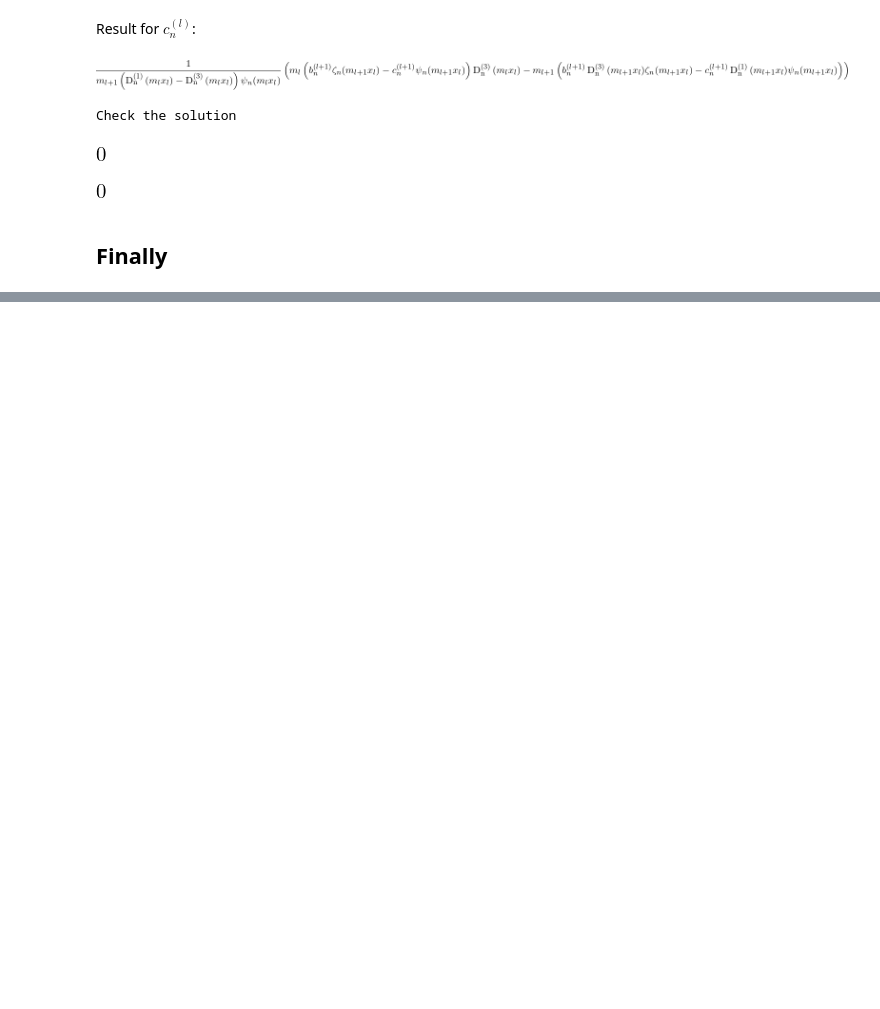
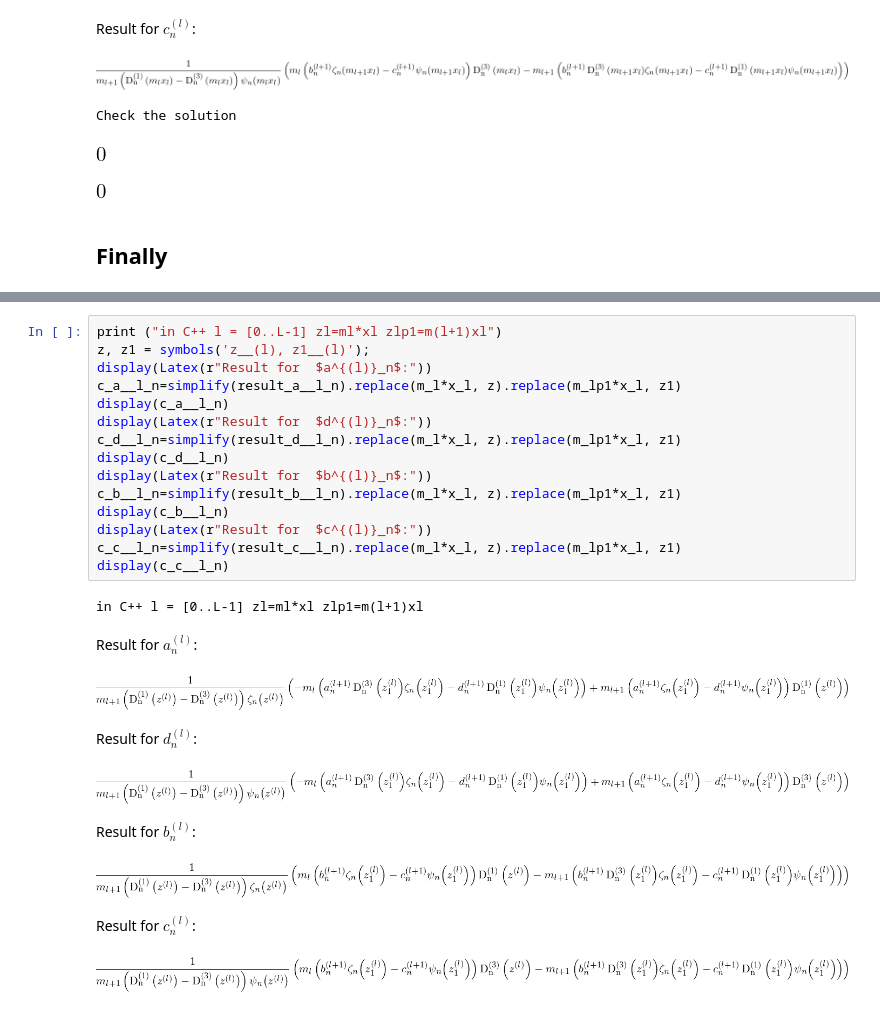
Before and after one commit to ovidiopr/scattnlay, a Jupyter notebook: doc/EvalField.ipynb, the cells around one changed output, grey strips where cells are left out. Saved outputs shown, nothing was run; the diff lists cells and outputs as text; blank space fills up the shorter version.

```diff
--- a/doc/EvalField.ipynb
+++ b/doc/EvalField.ipynb
@@ -285,3 +287,28 @@ Result for  $b^{(l)}_n$:
 [figure]
 Result for  $c^{(l)}_n$:
 [figure]
+# %%
+print ("in C++ l = [0..L-1] zl=ml*xl zlp1=m(l+1)xl")
+z, z1 = symbols('z__(l), z1__(l)');
+display(Latex(r"Result for  $a^{(l)}_n$:"))
+c_a__l_n=simplify(result_a__l_n).replace(m_l*x_l, z).replace(m_lp1*x_l, z1)
+display(c_a__l_n)
+display(Latex(r"Result for  $d^{(l)}_n$:"))
+c_d__l_n=simplify(result_d__l_n).replace(m_l*x_l, z).replace(m_lp1*x_l, z1)
+display(c_d__l_n)
+display(Latex(r"Result for  $b^{(l)}_n$:"))
+c_b__l_n=simplify(result_b__l_n).replace(m_l*x_l, z).replace(m_lp1*x_l, z1)
+display(c_b__l_n)
+display(Latex(r"Result for  $c^{(l)}_n$:"))
+c_c__l_n=simplify(result_c__l_n).replace(m_l*x_l, z).replace(m_lp1*x_l, z1)
+display(c_c__l_n)
+# %% [output]
+in C++ l = [0..L-1] zl=ml*xl zlp1=m(l+1)xl
+Result for  $a^{(l)}_n$:
+[figure, added]
+Result for  $d^{(l)}_n$:
+[figure, added]
+Result for  $b^{(l)}_n$:
+[figure, added]
+Result for  $c^{(l)}_n$:
+[figure, added]
```
Also changed, not shown: parts of 1 cell of this notebook, 3 other files.
